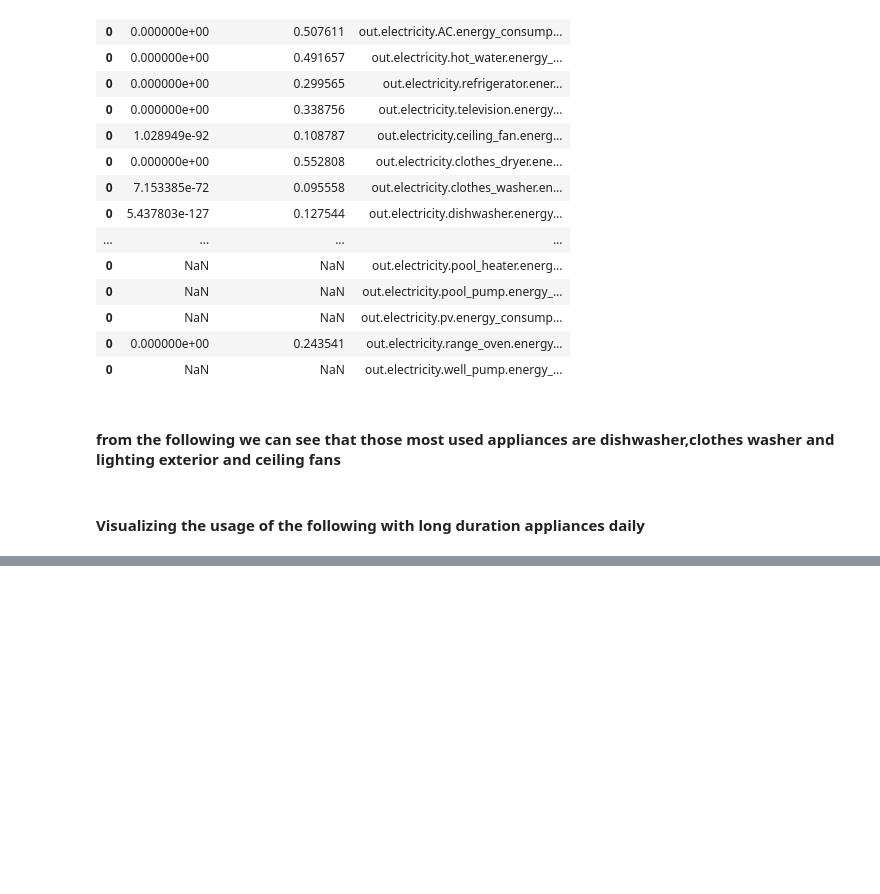
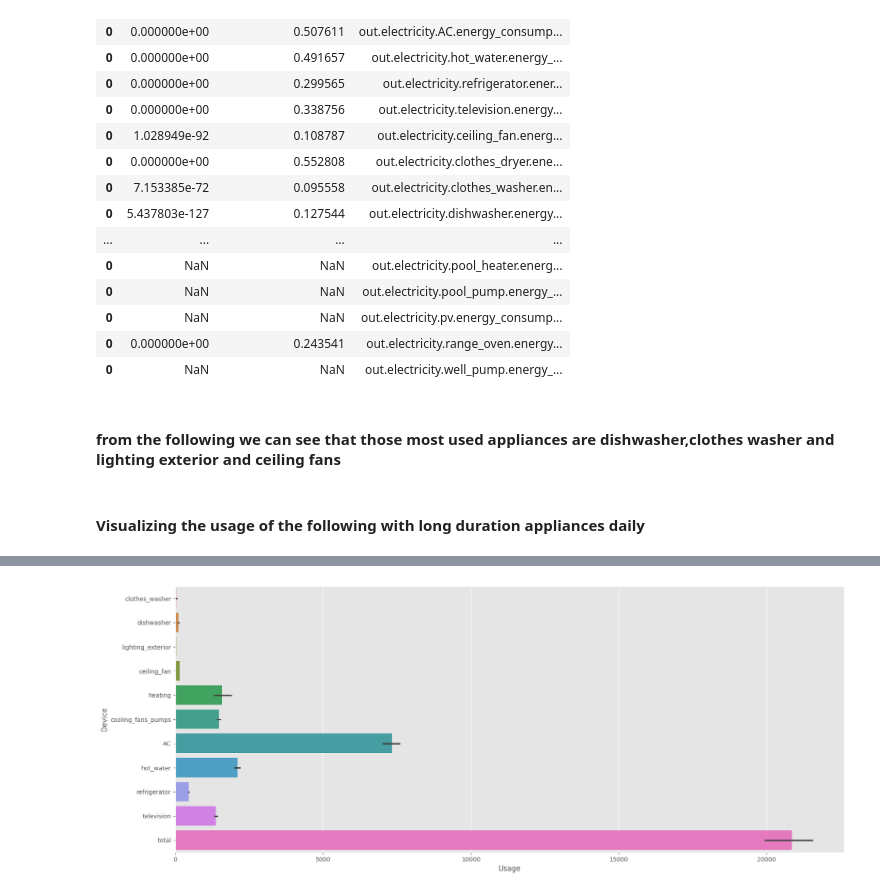
Before and after one commit to 1nuc/load-profile-decomposition, a Jupyter notebook: src/Customer_analysis/run.ipynb, the cells around one changed output, grey strips where cells are left out. Cells and saved outputs as stored; diff of their text form; code cells hidden in the pictures; blank space fills up the shorter version.

```diff
--- a/src/Customer_analysis/run.ipynb
+++ b/src/Customer_analysis/run.ipynb
@@ -610,0 +636,5 @@ shape: (31, 6)
+# %%
+bar_building100082=vis_build.unpivot(cs.float(), index='day of the month', variable_name='Device', value_name='Usage')
+vis._barplot_seaborn(bar_building100082, 'Usage', 'Device')
+# %% [output]
+[figure, added]
```
Also changed, not shown: parts of 4 cells of this notebook.
